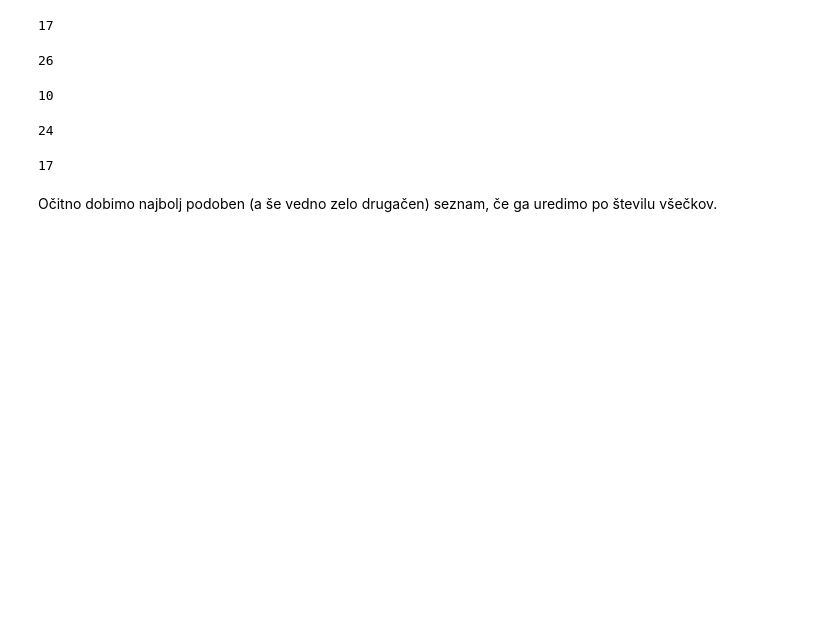
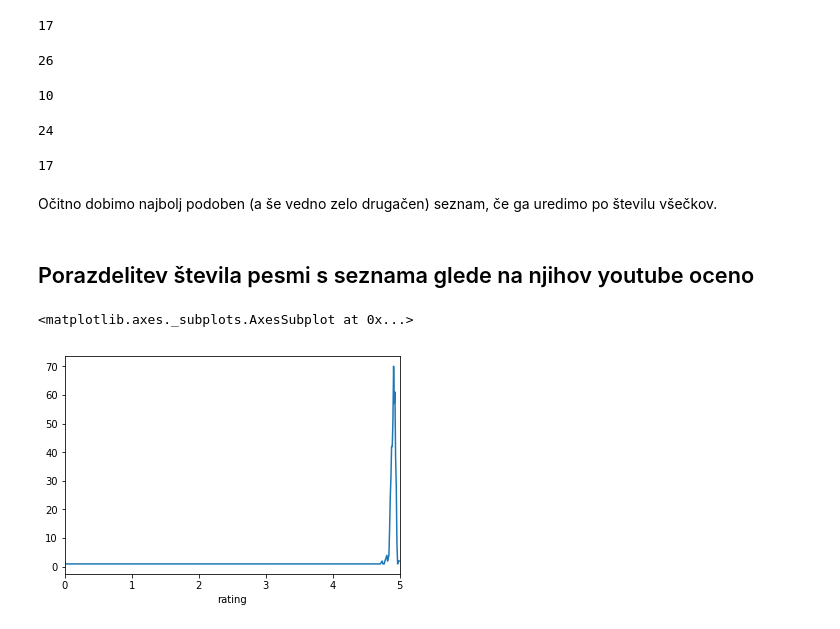
Before and after one commit to vidstrancar/500greatestsongs, a Jupyter notebook: analizaPodatkov.ipynb, the cells around one changed output. Saved outputs shown, nothing was run; the diff lists cells and outputs as text; code cells hidden in the pictures; blank space fills up the shorter version.

```diff
--- a/analizaPodatkov.ipynb
+++ b/analizaPodatkov.ipynb
@@ -112,3 +113,9 @@ orodja.primerjajSeznama(sez, sez5, 10)
 17
 # %% [markdown]
 Očitno dobimo najbolj podoben (a še vedno zelo drugačen) seznam, če ga uredimo po številu všečkov.
+# %% [markdown]
+## Porazdelitev števila pesmi s seznama glede na njihov youtube oceno
+# %%
+pesmi['rating'] = round(pesmi.average_rating, 2)
+# %%
+pesmiPoOceni = pesmi.groupby('rating')
@@ -114,0 +124,5 @@ Očitno dobimo najbolj podoben (a še vedno zelo drugačen) seznam, če ga uredi
+# %%
+pesmiPoOceni.size().plot()
+# %% [output]
+<matplotlib.axes._subplots.AxesSubplot at 0x...>
+[figure, added]
```
Also changed, not shown: parts of 2 cells of this notebook.
